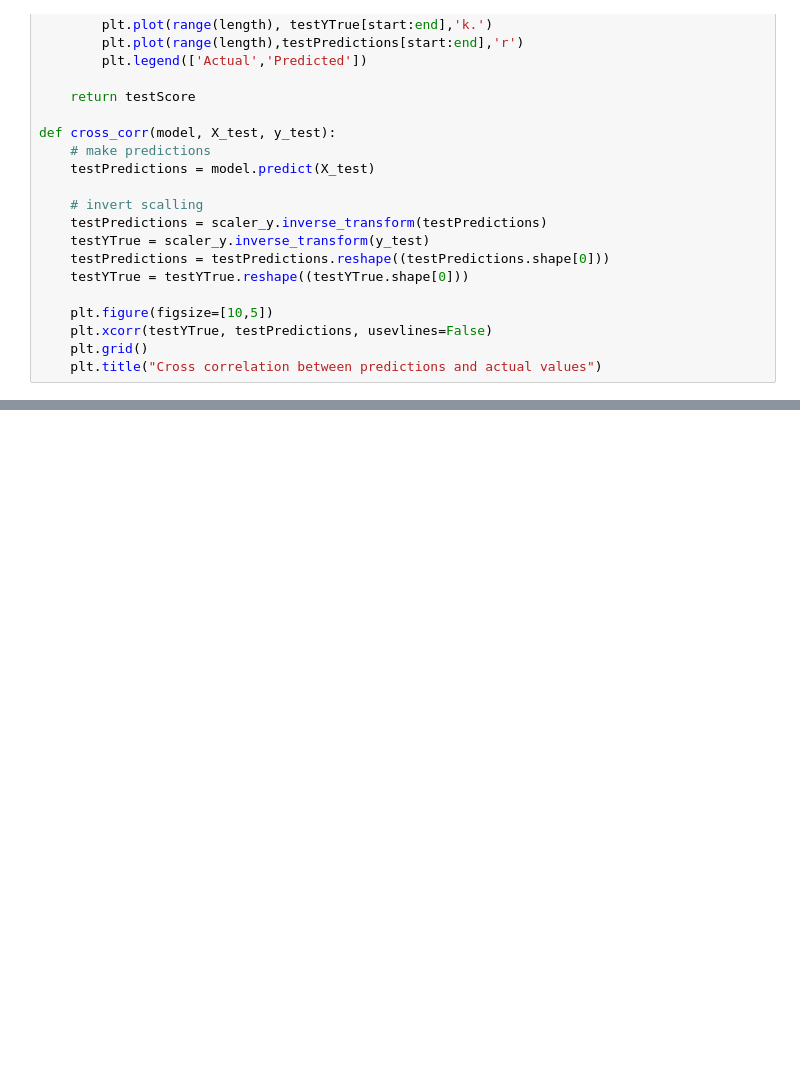
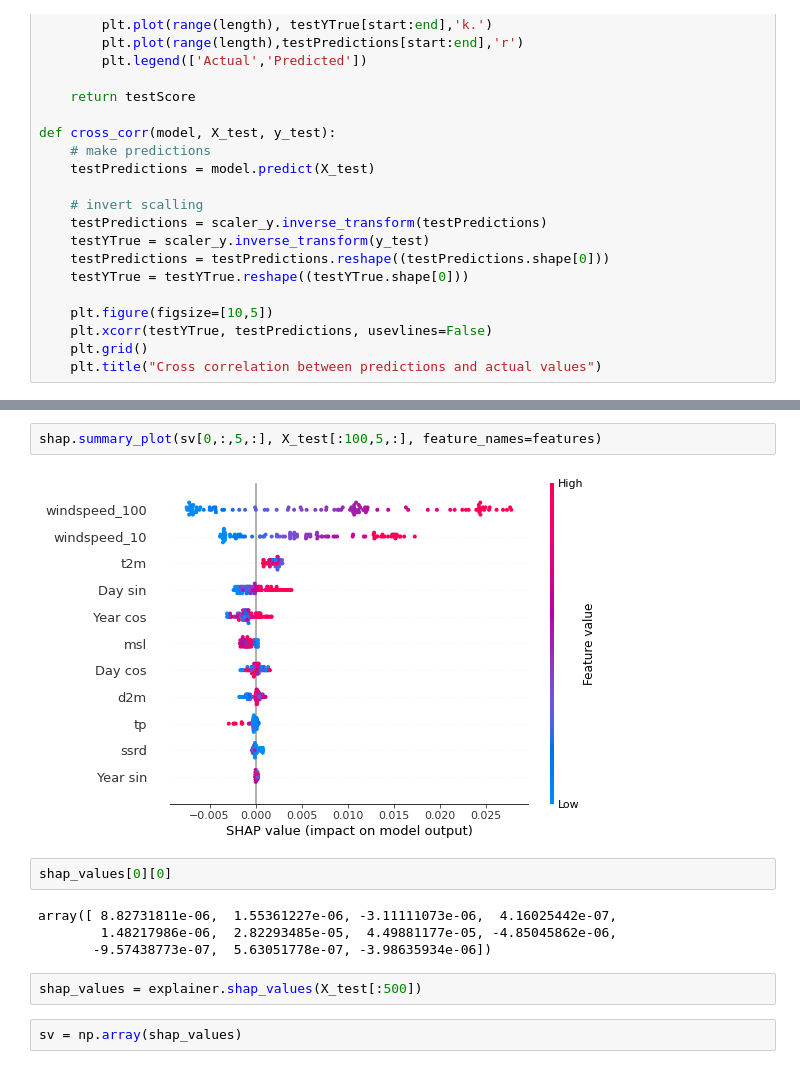
Before and after one commit to Rorjh/wind_forecasting, a Jupyter notebook: shapley_values.ipynb, the cells around one changed output, grey strips where cells are left out. Drawn from its saved outputs; the diff is of its cells as text; blank space fills up the shorter version.

```diff
--- a/shapley_values.ipynb
+++ b/shapley_values.ipynb
@@ -261,0 +260,14 @@ Test Score: 1.0480 RMSE
+# %%
+shap.summary_plot(sv[0,:,5,:], X_test[:100,5,:], feature_names=features)
+# %% [output]
+[figure, added]
+# %%
+shap_values[0][0]
+# %% [output]
+array([ 8.82731811e-06,  1.55361227e-06, -3.11111073e-06,  4.16025442e-07,
+        1.48217986e-06,  2.82293485e-05,  4.49881177e-05, -4.85045862e-06,
+       -9.57438773e-07,  5.63051778e-07, -3.98635934e-06])
+# %%
+shap_values = explainer.shap_values(X_test[:500])
+# %%
+sv = np.array(shap_values)
```
Also changed, not shown: parts of 43 cells of this notebook, 2 other files.
